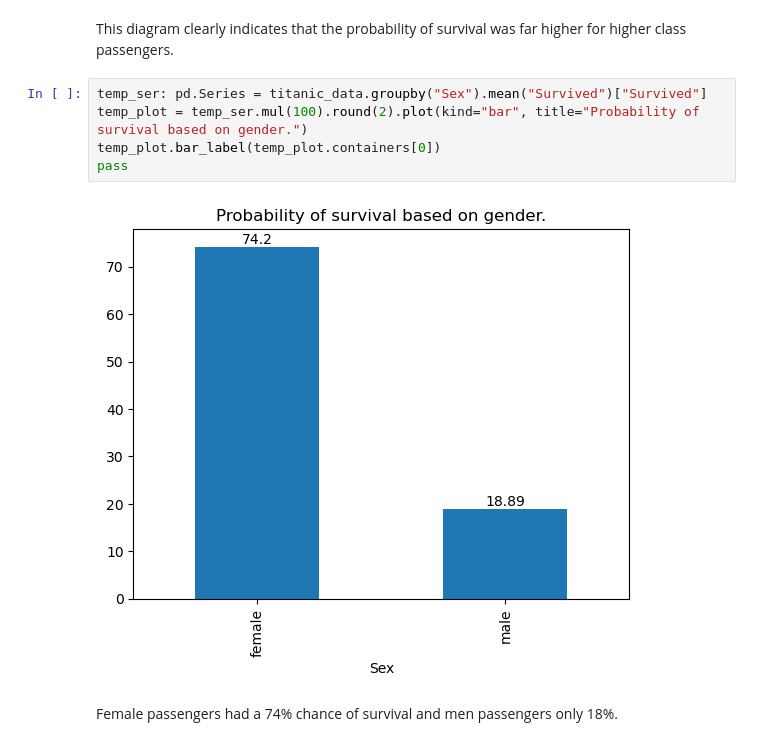
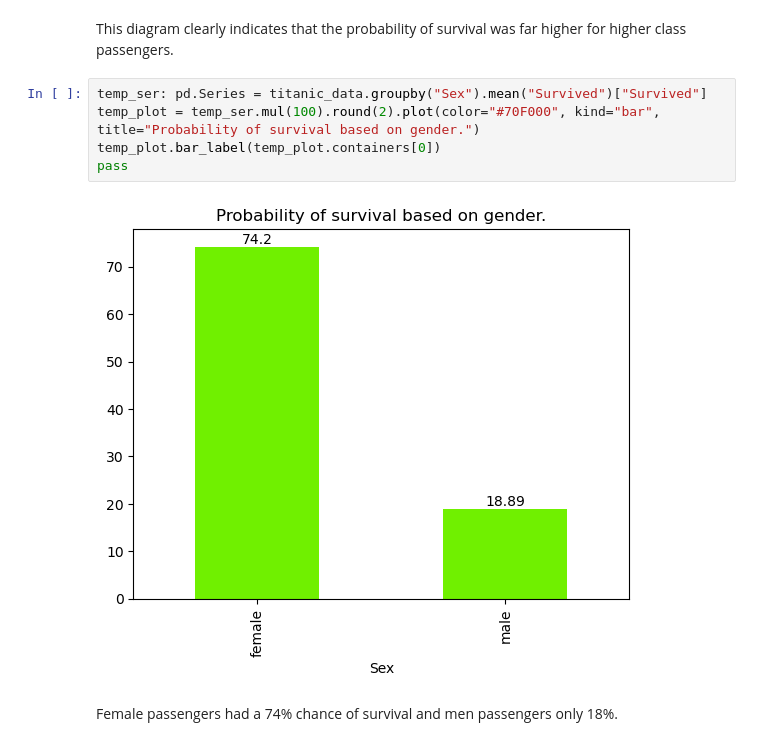
Before and after one commit to dhbw-ma-ppp/ppp-2023, a Jupyter notebook: Exercises/JohannesLingk/exercises_08.ipynb, the cells around one changed output. Saved outputs shown, nothing was run; the diff lists cells and outputs as text.

```diff
--- a/Exercises/JohannesLingk/exercises_08.ipynb
+++ b/Exercises/JohannesLingk/exercises_08.ipynb
@@ -132,11 +133,11 @@ pass
 This diagram clearly indicates that the probability of survival was far higher for higher class passengers.
 # %%
 temp_ser: pd.Series = titanic_data.groupby("Sex").mean("Survived")["Survived"]
-temp_plot = temp_ser.mul(100).round(2).plot(kind="bar", title="Probability of survival based on gender.")
+temp_plot = temp_ser.mul(100).round(2).plot(color="#70F000", kind="bar", title="Probability of survival based on gender.")
 temp_plot.bar_label(temp_plot.containers[0])
 pass
 # %% [output]
-[figure, old version]
+[figure, new version]
 # %% [markdown]
 Female passengers had a 74% chance of survival and men passengers only 18%.
 # %%
```
Also changed, not shown: parts of 9 cells of this notebook, 2 other files.
